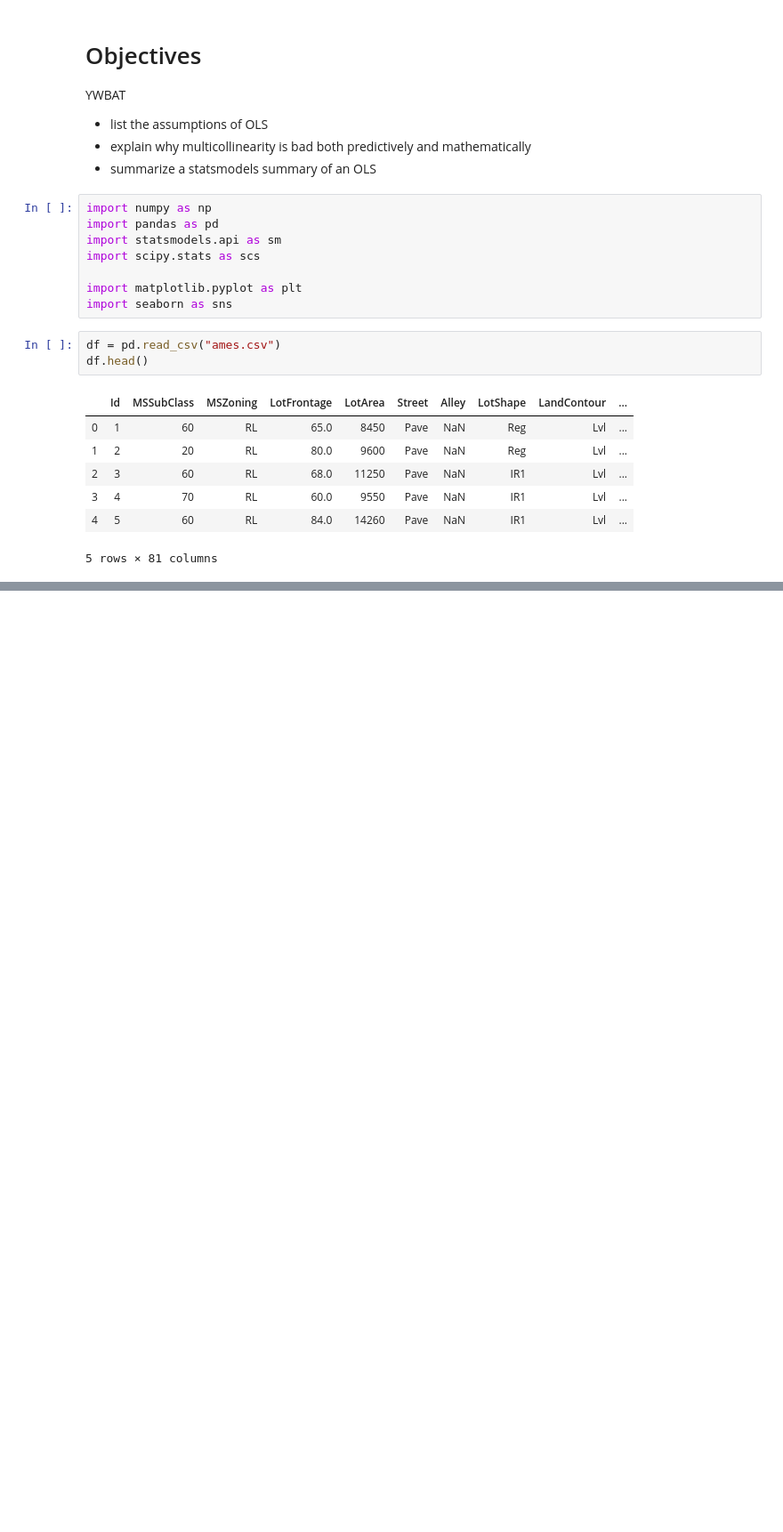
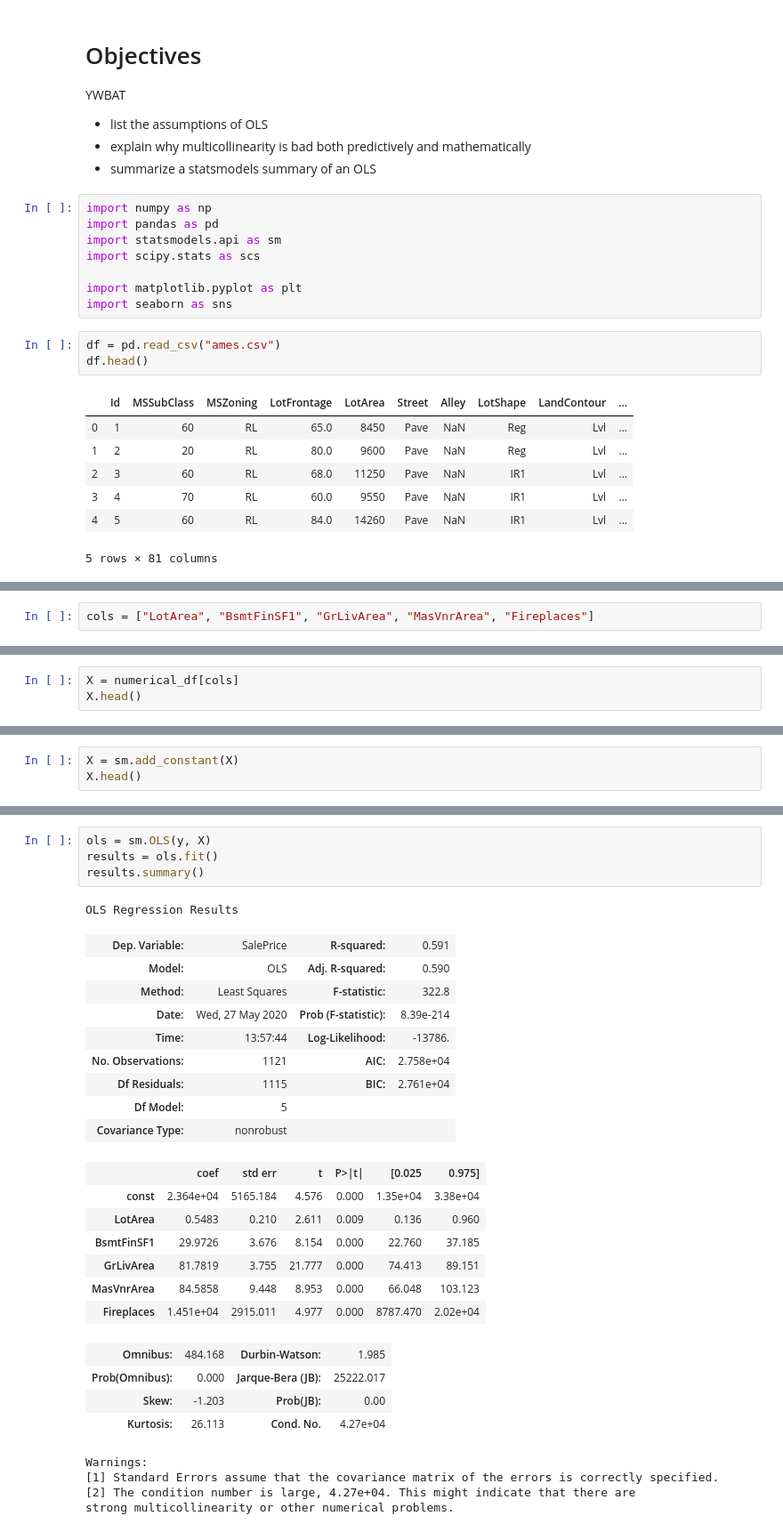
Before and after one commit to erdosn/mod2-sec18-linear-regression, a Jupyter notebook: linear-regression.ipynb, the cells around one changed output, grey strips where cells are left out. Shown at 89% size. Saved outputs shown, nothing was run; the diff lists cells and outputs as text; blank space fills up the shorter version.

```diff
--- a/linear-regression.ipynb
+++ b/linear-regression.ipynb
@@ -25,0 +109,2 @@ df.head()
+# %%
+cols = ["LotArea", "BsmtFinSF1", "GrLivArea", "MasVnrArea", "Fireplaces"]
@@ -25,0 +132,3 @@ df.head()
+# %%
+X = numerical_df[cols]
+X.head()
@@ -25,0 +142,3 @@ df.head()
+# %%
+X = sm.add_constant(X)
+X.head()
@@ -25,0 +172,30 @@ df.head()
+# %%
+ols = sm.OLS(y, X)
+results = ols.fit()
+results.summary()
+# %% [output]
+OLS Regression Results
+| Dep. Variable: | SalePrice | R-squared: | 0.591 |
+| Model: | OLS | Adj. R-squared: | 0.590 |
+| Method: | Least Squares | F-statistic: | 322.8 |
+| Date: | Wed, 27 May 2020 | Prob (F-statistic): | 8.39e-214 |
+| Time: | 13:57:44 | Log-Likelihood: | -13786. |
+| No. Observations: | 1121 | AIC: | 2.758e+04 |
+| Df Residuals: | 1115 | BIC: | 2.761e+04 |
+| Df Model: | 5 |  |  |
+| Covariance Type: | nonrobust |  |  |
+|  | coef | std err | t | P>|t| | [0.025 | 0.975] |
+| const | 2.364e+04 | 5165.184 | 4.576 | 0.000 | 1.35e+04 | 3.38e+04 |
+| LotArea | 0.5483 | 0.210 | 2.611 | 0.009 | 0.136 | 0.960 |
+| BsmtFinSF1 | 29.9726 | 3.676 | 8.154 | 0.000 | 22.760 | 37.185 |
+| GrLivArea | 81.7819 | 3.755 | 21.777 | 0.000 | 74.413 | 89.151 |
+| MasVnrArea | 84.5858 | 9.448 | 8.953 | 0.000 | 66.048 | 103.123 |
+| Fireplaces | 1.451e+04 | 2915.011 | 4.977 | 0.000 | 8787.470 | 2.02e+04 |
+| Omnibus: | 484.168 | Durbin-Watson: | 1.985 |
+| Prob(Omnibus): | 0.000 | Jarque-Bera (JB): | 25222.017 |
+| Skew: | -1.203 | Prob(JB): | 0.00 |
+| Kurtosis: | 26.113 | Cond. No. | 4.27e+04 |
+Warnings:
+[1] Standard Errors assume that the covariance matrix of the errors is correctly specified.
+[2] The condition number is large, 4.27e+04. This might indicate that there are
+strong multicollinearity or other numerical problems.
```
Also changed, not shown: parts of 26 cells of this notebook, 3 other files.
